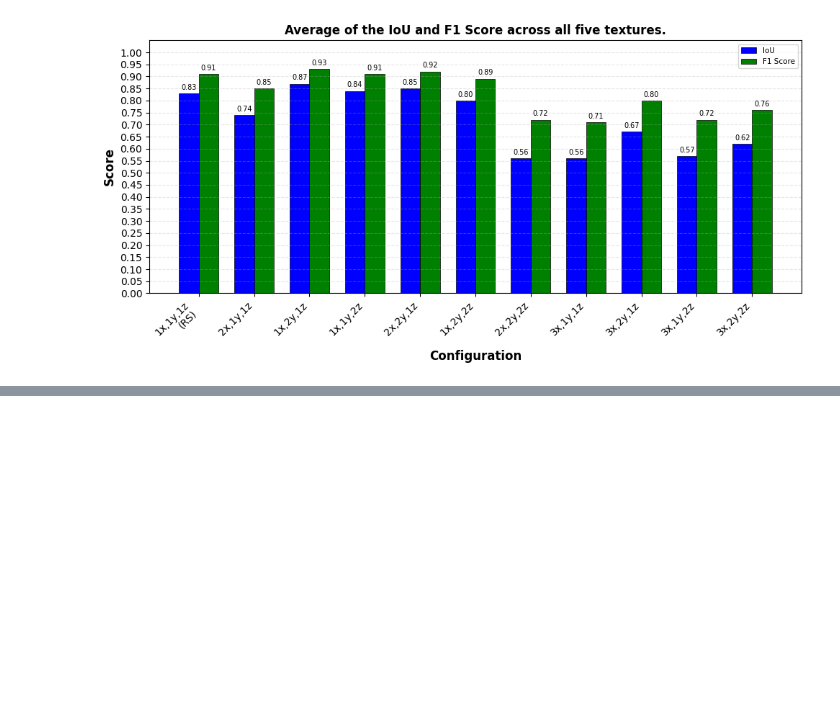
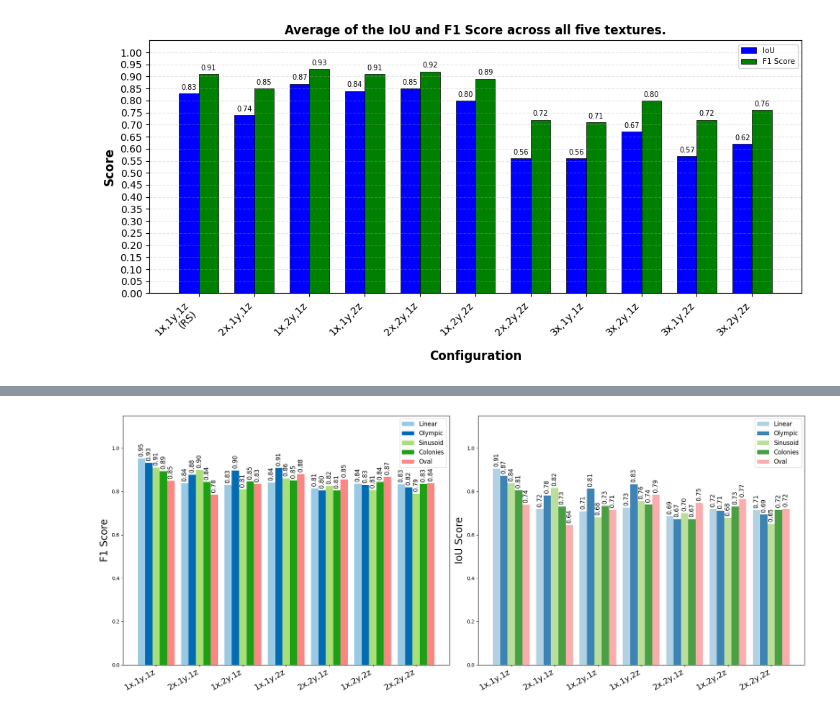
Before and after one commit to Hosseinfatho/SSGAT, a Jupyter notebook: Groundtruth/F1accuaracyResult.ipynb, the cells around one changed output, grey strips where cells are left out. Cells and saved outputs as stored; diff of their text form; code cells hidden in the pictures; blank space fills up the shorter version.

```diff
--- a/Groundtruth/F1accuaracyResult.ipynb
+++ b/Groundtruth/F1accuaracyResult.ipynb
@@ -368,0 +555,89 @@ EXPERIMENT COMPLETE!
+# %%
+import numpy as np
+import matplotlib.pyplot as plt
+from IPython.display import display, HTML
+
+# Data (five patterns: Linear, Olympic, Sinusoid, Colonies, Oval)
+data_str = """Scale	Linear F1	Linear IoU	Olympic F1	Olympic IoU	Sinusoid F1	Sinusoid IoU	Colonies F1	Colonies IoU	Oval F1	Oval IoU
+1x,1y,1z	0.951	0.906	0.932	0.873	0.911	0.837	0.893	0.807	0.849	0.738
+2x,1y,1z	0.837	0.719	0.877	0.782	0.899	0.816	0.844	0.730	0.784	0.644
+1x,2y,1z	0.829	0.708	0.897	0.813	0.810	0.681	0.846	0.733	0.834	0.715
+1x,1y,2z	0.841	0.726	0.909	0.833	0.861	0.755	0.851	0.740	0.880	0.785
+2x,2y,1z	0.814	0.686	0.804	0.672	0.824	0.701	0.805	0.673	0.855	0.747
+1x,2y,2z	0.836	0.719	0.830	0.710	0.807	0.677	0.845	0.731	0.867	0.765
+2x,2y,2z	0.833	0.714	0.819	0.694	0.789	0.651	0.834	0.716	0.838	0.721"""
+
+lines = data_str.strip().split("\n")
+headers = lines[0].split("\t")
+rows = []
+for line in lines[1:]:
+    parts = line.split("\t")
+    row = {h: (float(v) if h != "Scale" else v) for h, v in zip(headers, parts)}
+    rows.append(row)
+
+patterns = ['Linear', 'Olympic', 'Sinusoid', 'Colonies', 'Oval']
+colors = {'Linear': '#a6cee3', 'Olympic': '#1f78b4', 'Sinusoid': '#b2df8a', 'Colonies': '#33a02c', 'Oval': '#fb9a99'}
+scales = [r['Scale'] for r in rows]
+n_scales = len(scales)
+
+def make_html_table(rows, patterns, metric):
+    h = '<table border="1" style="border-collapse:collapse"><tr><th>Scale</th>' + ''.join(f'<th>{p}</th>' for p in patterns) + '</tr>'
+    for r in rows:
+        h += '<tr><td>' + r['Scale'] + '</td>' + ''.join(f'<td>{r[f"{p} {metric}"]:.3f}</td>' for p in patterns) + '</tr>'
+    return h + '</table>'
+
+print("F1 table (compare all five patterns per Scale):")
+display(HTML(make_html_table(rows, patterns, 'F1')))
+print("\nIoU table (compare all five patterns per Scale):")
+display(HTML(make_html_table(rows, patterns, 'IoU')))
+
+x = np.arange(n_scales)
+width = 0.17
+
+# Function to adjust color saturation
+def adjust_saturation(hex_color, saturation_factor):
+    """Adjust saturation of a hex color. saturation_factor: 1.0 = original, >1.0 = more saturated, <1.0 = less saturated"""
+    import matplotlib.colors as mcolors
+    rgb = mcolors.hex2color(hex_color)
+    # Convert RGB to HSV
+    hsv = mcolors.rgb_to_hsv(rgb)
+    # Adjust saturation
+    hsv[1] = min(1.0, hsv[1] * saturation_factor)
+    # Convert back to RGB and then to hex
+    rgb_new = mcolors.hsv_to_rgb(hsv)
+    return mcolors.rgb2hex(rgb_new)
+
+# Create color dictionaries with different saturation for F1 and IoU
+colors_f1 = {p: adjust_saturation(colors[p], 1.2) for p in patterns}  # More saturated for F1
+colors_iou = {p: adjust_saturation(colors[p], 0.8) for p in patterns}  # Less saturated for IoU
+
+# Create figure with two subplots side by side
+fig, (ax1, ax2) = plt.subplots(1, 2, figsize=(20, 8))
+
+# F1 plot (left)
+for i, p in enumerate(patterns):
+    offset = (i - 2) * width
+    vals = np.array([r[f'{p} F1'] for r in rows])
+    bars = ax1.bar(x + offset, vals, width, label=p, color=colors_f1[p])
+    ax1.bar_label(bars, labels=[f' {v:.2f}' for v in vals], rotation=90, fontsize=12)
+ax1.set_ylabel('F1 Score',fontsize=20)
+ax1.set_xticks(x)
+ax1.set_xticklabels(scales, rotation=30, ha='right',fontsize=16)
+ax1.legend(loc='upper right',fontsize=12)
+ax1.set_ylim(0, 1.15)
+
+# IoU plot (right)
+for i, p in enumerate(patterns):
+    offset = (i - 2) * width
+    vals = np.array([r[f'{p} IoU'] for r in rows])
+    bars = ax2.bar(x + offset, vals, width, label=p, color=colors_iou[p])
+    ax2.bar_label(bars, labels=[f' {v:.2f}' for v in vals], rotation=90, fontsize=12)
+ax2.set_ylabel('IoU Score',fontsize=20)
+ax2.set_xticks(x)
+ax2.set_xticklabels(scales, rotation=30, ha='right',fontsize=16)
+ax2.legend(loc='upper right',fontsize=12)
+ax2.set_ylim(0, 1.15)
+
+plt.tight_layout()
+plt.show()
+# %% [output]
@@ -368,0 +662 @@ EXPERIMENT COMPLETE!
+[figure, added]
```
Also changed, not shown: parts of 6 cells of this notebook, 37 other files.
